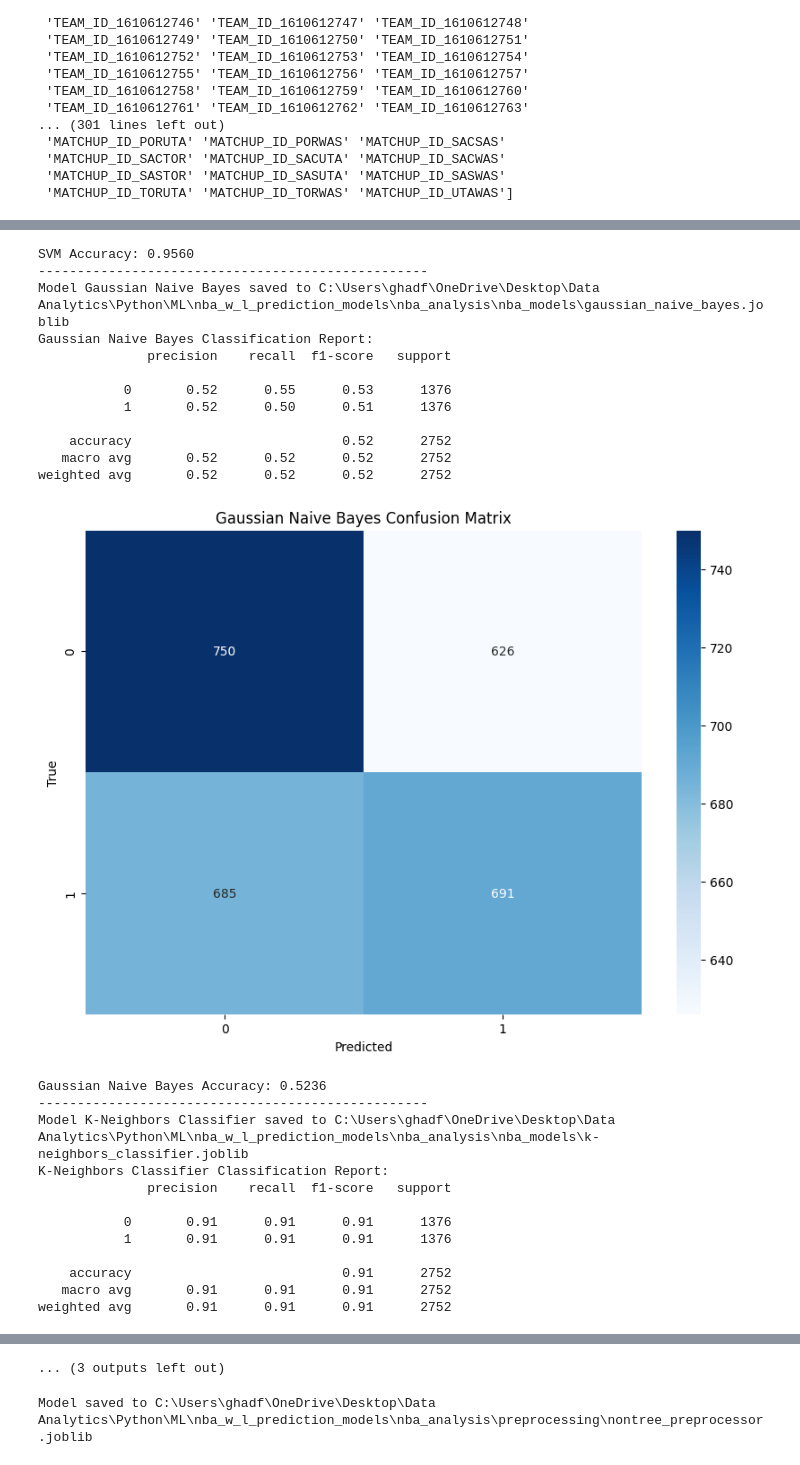
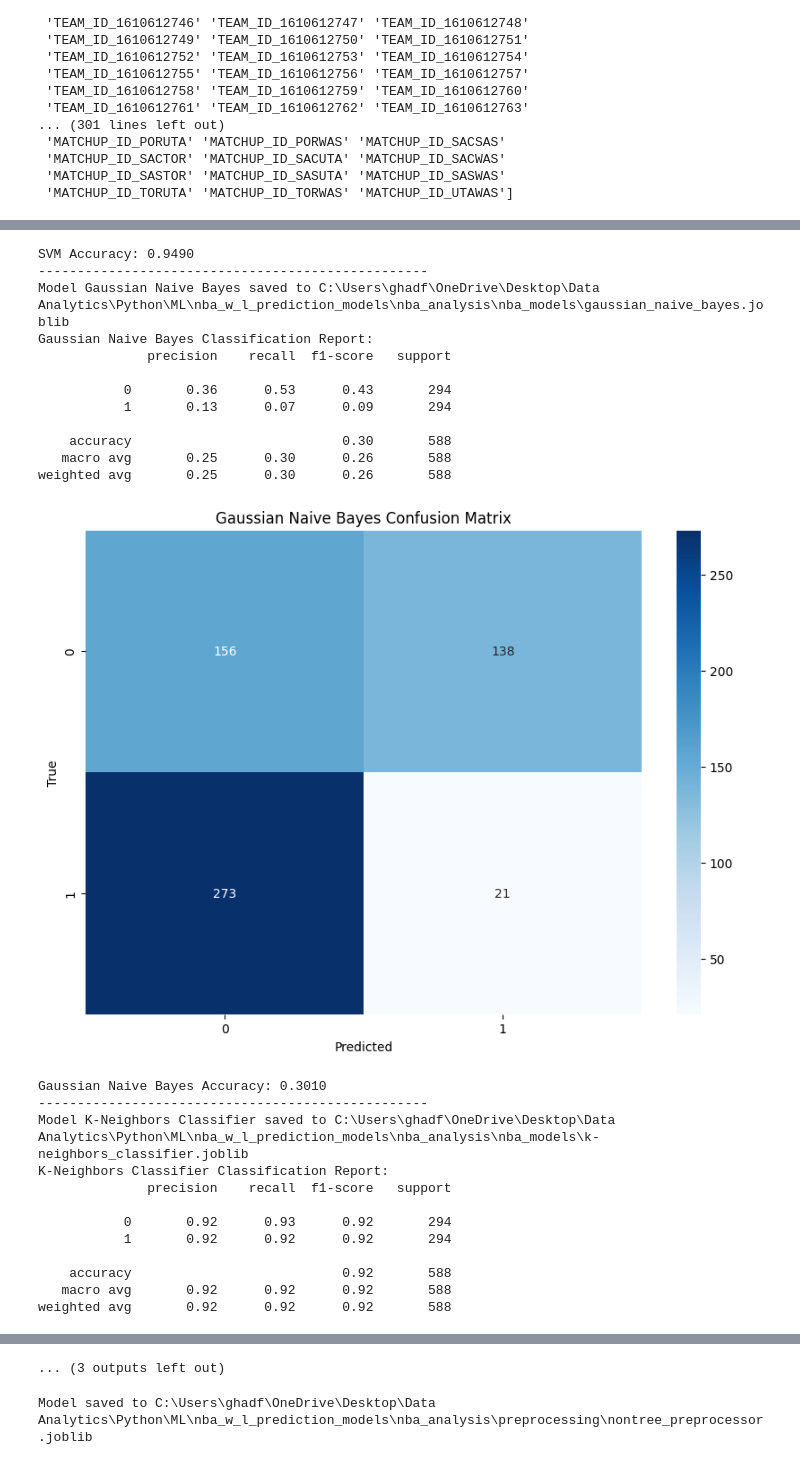
Before and after one commit to ghadfield32/nba_analysis, a Jupyter notebook: nba_ml_preprocess_and_binary_nontree.ipynb, the cells around one changed output, grey strips where cells are left out. Cells and saved outputs as stored; diff of their text form; code cells hidden in the pictures.

```diff
--- a/nba_ml_preprocess_and_binary_nontree.ipynb
+++ b/nba_ml_preprocess_and_binary_nontree.ipynb
@@ -30,7 +30,7 @@ from sklearn import preprocessing
 import mlflow
 from mlflow.models.evaluation import evaluate
 # Load the data
-data = pd.read_csv(r'C:\Users\ghadf\OneDrive\Desktop\Data Analytics\Python\ML\nba_w_l_prediction_models\nba_analysis\data\nba_threeptera_prepreprocess_data.csv')
+data = pd.read_csv(r'C:\Users\ghadf\OneDrive\Desktop\Data Analytics\Python\data\nba\model_preprocessing_store\22_23_team_non_tree_data.csv')
 
 
 # Reorder the columns in the DataFrame to place 'WL_encoded' at the end
@@ -290,7 +290,8 @@ models = [
 
 #split the models into tree and non-tree based models
 tree_models = ["XGBoost", "Decision Tree", "Random Forest", "Gradient Boosting", "AdaBoost"]
-non_tree_models = ["Logistic Regression", "Ridge Classifier", "SGD Classifier", "SVM", "Gaussian Naive Bayes", "K-Neighbors Classifier", "MLP Classifier"]
+non_tree_models = ["Logistic Regression", "Ridge Classifier", "SGD Classifier", "SVM", "Gaussian Naive Bayes",
+                    "K-Neighbors Classifier", "MLP Classifier"]
 
 #filter the models variable to only include tree-based models
 #models = [model for model in models if model[0] in tree_models]
@@ -446,25 +447,25 @@ weighted avg       0.96      0.96      0.96      2752
-SVM Accuracy: 0.9560
+SVM Accuracy: 0.9490
 --------------------------------------------------
 Model Gaussian Naive Bayes saved to C:\Users\ghadf\OneDrive\Desktop\Data Analytics\Python\ML\nba_w_l_prediction_models\nba_analysis\nba_models\gaussian_naive_bayes.joblib
 Gaussian Naive Bayes Classification Report:
               precision    recall  f1-score   support
 
-           0       0.52      0.55      0.53      1376
-           1       0.52      0.50      0.51      1376
+           0       0.36      0.53      0.43       294
+           1       0.13      0.07      0.09       294
 
-    accuracy                           0.52      2752
-   macro avg       0.52      0.52      0.52      2752
-weighted avg       0.52      0.52      0.52      2752
+    accuracy                           0.30       588
+   macro avg       0.25      0.30      0.26       588
+weighted avg       0.25      0.30      0.26       588
-[figure, old version]
+[figure, new version]
-Gaussian Naive Bayes Accuracy: 0.5236
+Gaussian Naive Bayes Accuracy: 0.3010
 --------------------------------------------------
 Model K-Neighbors Classifier saved to C:\Users\ghadf\OneDrive\Desktop\Data Analytics\Python\ML\nba_w_l_prediction_models\nba_analysis\nba_models\k-neighbors_classifier.joblib
 K-Neighbors Classifier Classification Report:
               precision    recall  f1-score   support
 
-           0       0.91      0.91      0.91      1376
-           1       0.91      0.91      0.91      1376
+           0       0.92      0.93      0.92       294
+           1       0.92      0.92      0.92       294
 
-    accuracy                           0.91      2752
-   macro avg       0.91      0.91      0.91      2752
-weighted avg       0.91      0.91      0.91      2752
+    accuracy                           0.92       588
+   macro avg       0.92      0.92      0.92       588
+weighted avg       0.92      0.92      0.92       588
```
Also changed, not shown: parts of 11 cells of this notebook, 17 other files.
